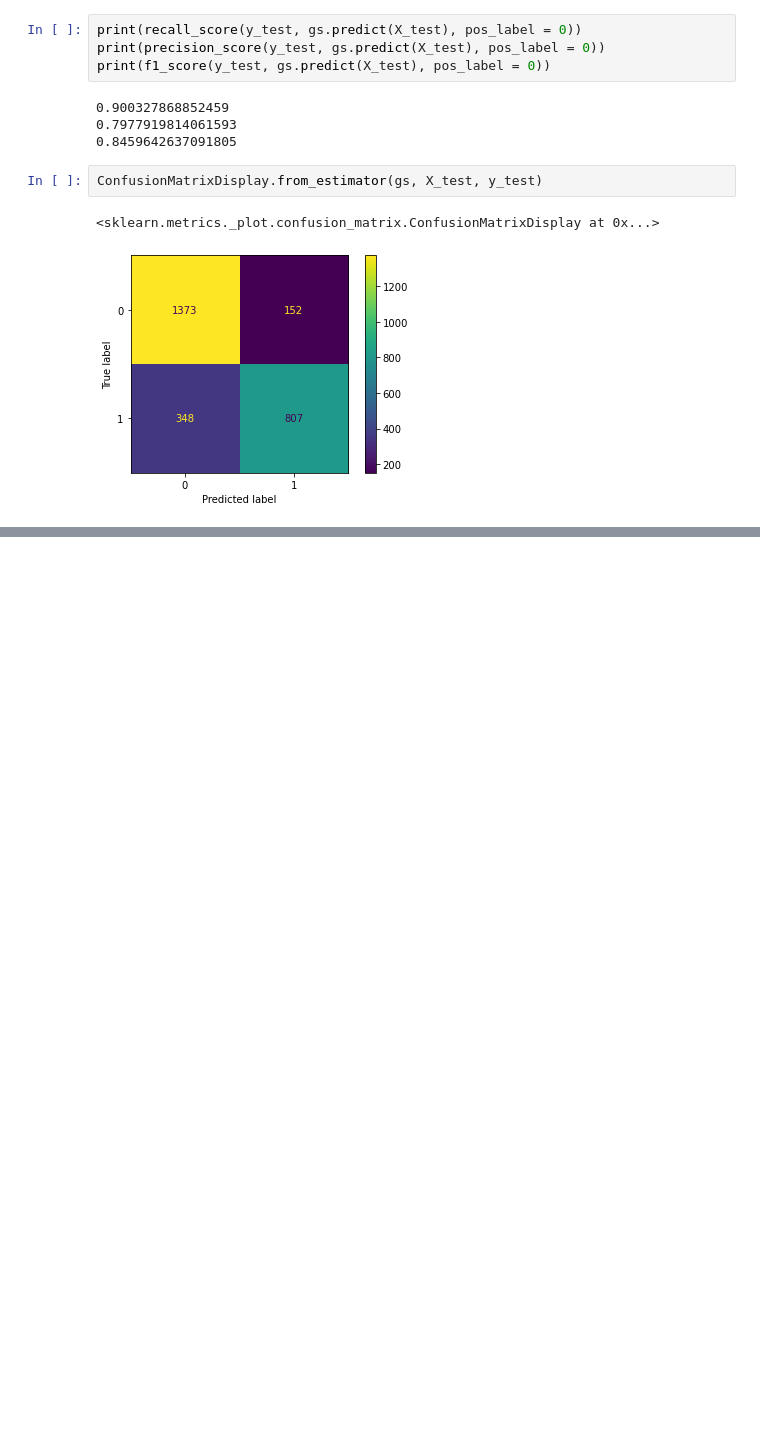
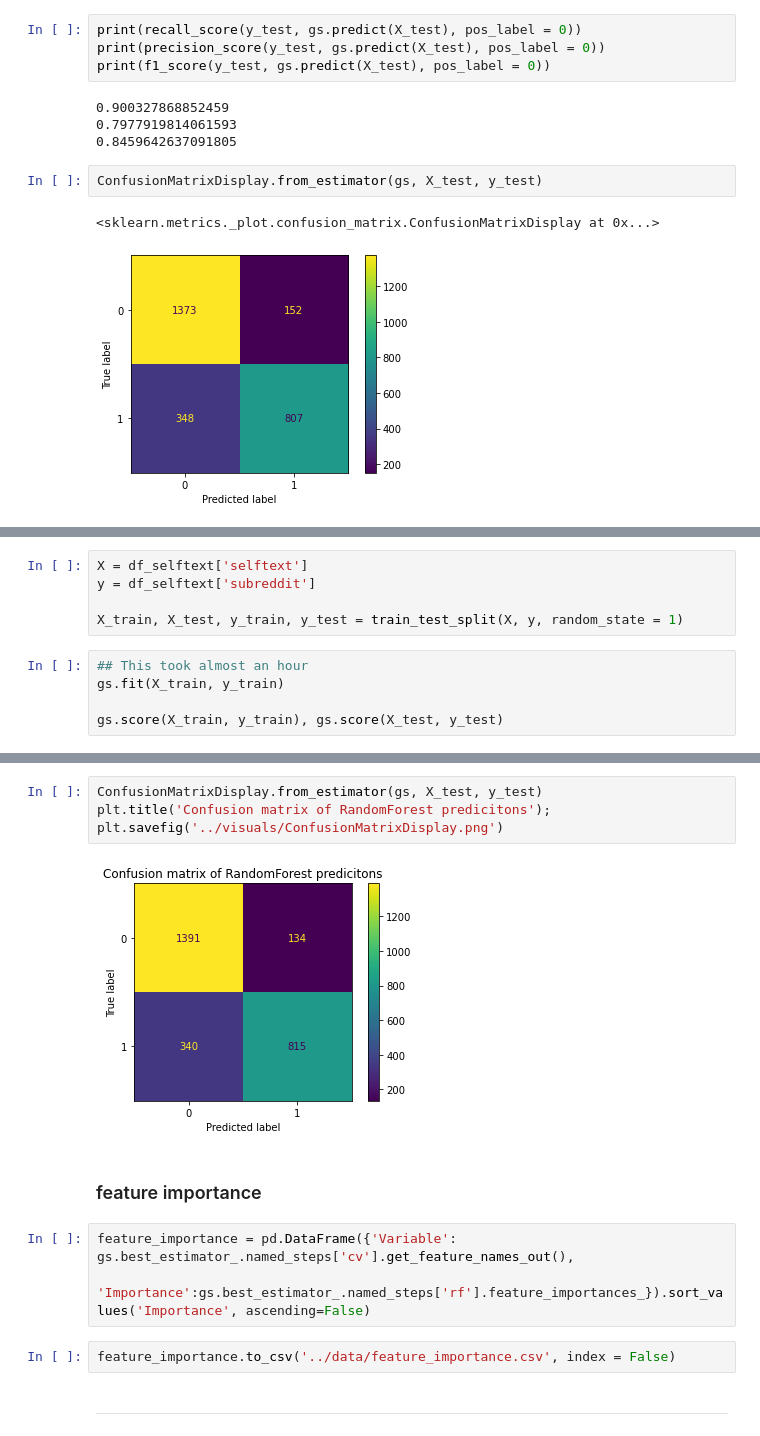
Before and after one commit to Daniel-Sun-99/Reddit-Post-Classification-NLP, a Jupyter notebook: code/RandomForrest.ipynb, the cells around one changed output, grey strips where cells are left out. Cells and saved outputs as stored; diff of their text form; blank space fills up the shorter version.

```diff
--- a/code/RandomForrest.ipynb
+++ b/code/RandomForrest.ipynb
@@ -69,0 +75,10 @@ ConfusionMatrixDisplay.from_estimator(gs, X_test, y_test)
+# %%
+X = df_selftext['selftext']
+y = df_selftext['subreddit']
+
+X_train, X_test, y_train, y_test = train_test_split(X, y, random_state = 1)
+# %%
+## This took almost an hour
+gs.fit(X_train, y_train)
+
+gs.score(X_train, y_train), gs.score(X_test, y_test)
@@ -69,0 +103,15 @@ ConfusionMatrixDisplay.from_estimator(gs, X_test, y_test)
+# %%
+ConfusionMatrixDisplay.from_estimator(gs, X_test, y_test)
+plt.title('Confusion matrix of RandomForest predicitons');
+plt.savefig('../visuals/ConfusionMatrixDisplay.png')
+# %% [output]
+[figure, added]
+# %% [markdown]
+### feature importance
+# %%
+feature_importance = pd.DataFrame({'Variable': gs.best_estimator_.named_steps['cv'].get_feature_names_out(),
+              'Importance':gs.best_estimator_.named_steps['rf'].feature_importances_}).sort_values('Importance', ascending=False)
+# %%
+feature_importance.to_csv('../data/feature_importance.csv', index = False)
+# %% [markdown]
+-----
```
Also changed, not shown: parts of 10 cells of this notebook.
